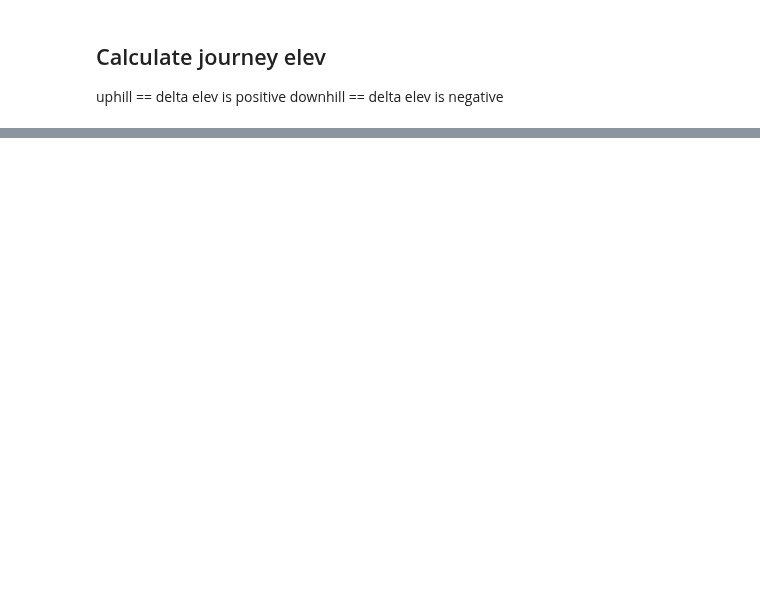
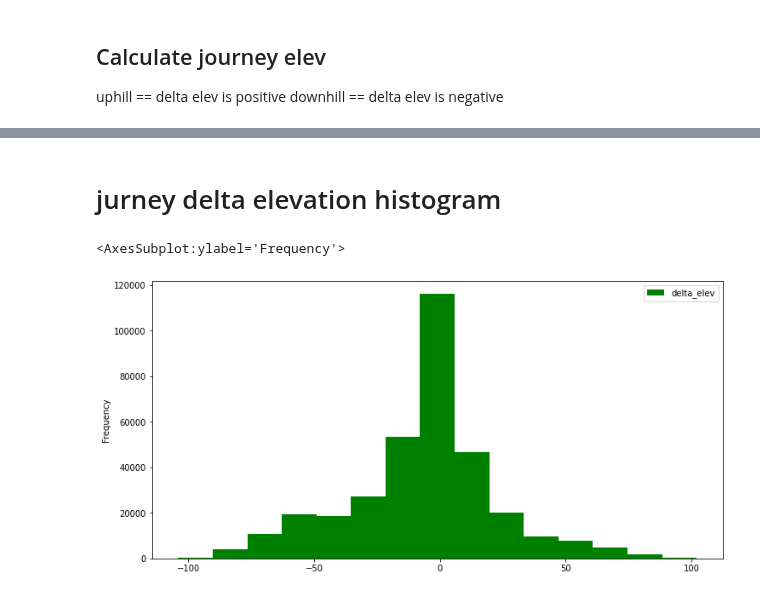
Before and after one commit to daim77/python_BI_analysis_bike_sharing, a Jupyter notebook: results.ipynb, the cells around one changed output, grey strips where cells are left out. Saved outputs shown, nothing was run; the diff lists cells and outputs as text; code cells hidden in the pictures; blank space fills up the shorter version.

```diff
--- a/results.ipynb
+++ b/results.ipynb
@@ -136,0 +223,8 @@ df2.plot.scatter('start_station_id', 'end_station_id', figsize=(12, 6), marker='
+# %% [markdown]
+# jurney delta elevation histogram
+# %%
+df5 = bikes_df.loc[:, ['delta_elev']]
+df5.plot.hist('delta_elev', figsize=(12, 6), color='green', bins=15)
+# %% [output]
+<AxesSubplot:ylabel='Frequency'>
+[figure, added]
```
Also changed, not shown: parts of 12 cells of this notebook.
